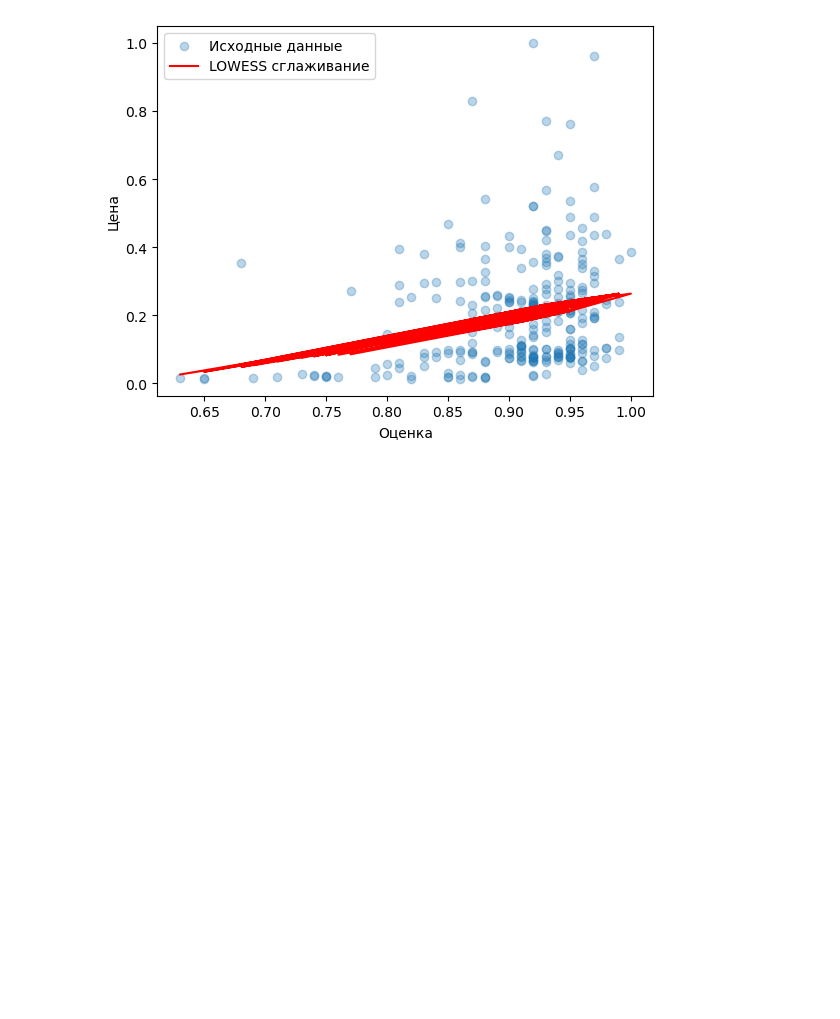
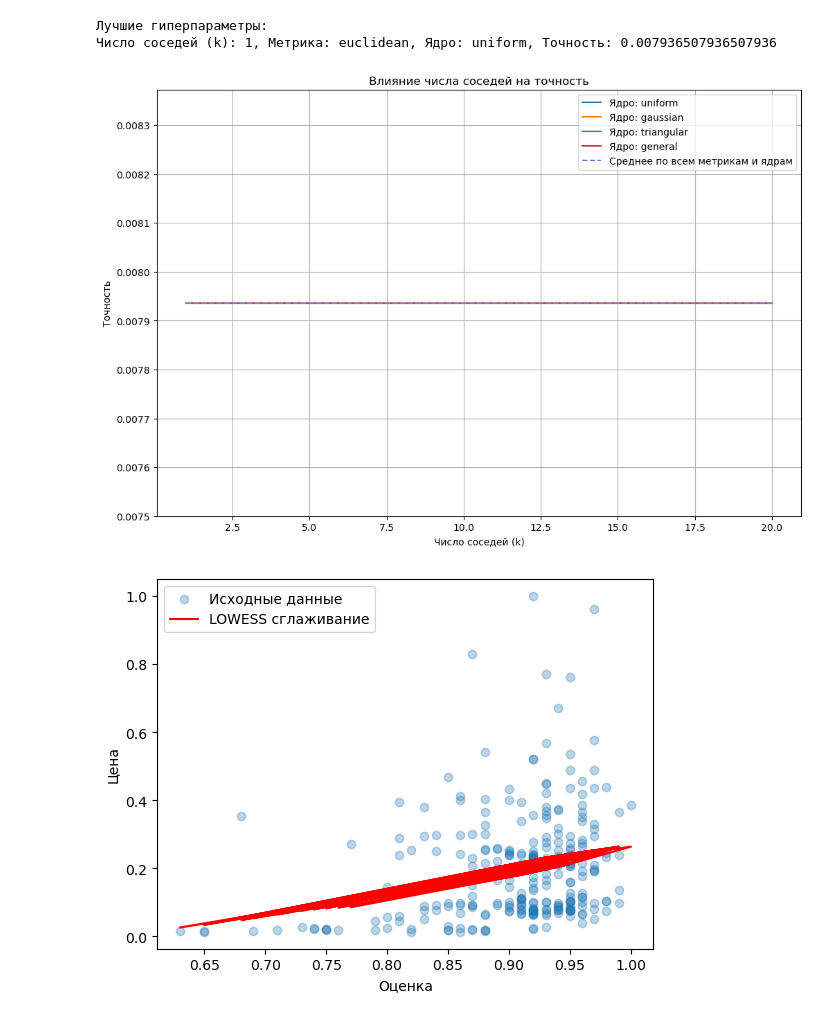
Before and after one commit to GReEeN17/Lab2ML, a Jupyter notebook: task.ipynb, the cells around one changed output. Drawn from its saved outputs; the diff is of its cells as text; code cells hidden in the pictures; blank space fills up the shorter version.

```diff
--- a/task.ipynb
+++ b/task.ipynb
@@ -102 +21,68 @@ plt.show()
+# %%
+import pandas as pd
+import numpy as np
+import matplotlib.pyplot as plt
+
+from models.kNN import KNearestNeighbors
+
+# 1. Загрузка данных
+data = pd.read_csv('data/training.csv')
+X = data.drop(columns=['Цена'])  # Замените на фактическое название целевой переменной
+y = data['Цена']
+
+# Нормализация
+X = (X - X.mean()) / X.std()
+
+# Разделение на обучающую и валидационную выборки
+from sklearn.model_selection import train_test_split
+X_train, X_val, y_train, y_val = train_test_split(X, y, test_size=0.3, random_state=42)
+
+# Гиперпараметры
+k_values = range(1, 21)
+metrics = ['euclidean', 'cosine', 'minkowski_3', 'chebyshev']
+kernels = ['uniform', 'gaussian', 'triangular', 'general']
+
+# Словарь для хранения результатов
+results = []
+
+# Перебор гиперпараметров
+for k in k_values:
+    for metric in metrics:
+        for kernel in kernels:
+            knn = KNearestNeighbors(k=k, metric=metric, kernel=kernel)
+            knn.fit(X_train, y_train)
+            y_pred = knn.predict(X_val)
+            accuracy = np.mean(y_pred == y_val)
+            results.append({'k': k, 'metric': metric, 'kernel': kernel, 'accuracy': accuracy})
+
+# Преобразование результатов в DataFrame для удобства анализа
+results_df = pd.DataFrame(results)
+
+# Вывод лучших гиперпараметров
+best_row = results_df.loc[results_df['accuracy'].idxmax()]
+print("Лучшие гиперпараметры:")
+print(f"Число соседей (k): {best_row['k']}, Метрика: {best_row['metric']}, Ядро: {best_row['kernel']}, Точность: {best_row['accuracy']}")
+
+# Визуализация влияния числа соседей на точность
+plt.figure(figsize=(12, 8))
+
+for kernel in kernels:
+    kernel_results = results_df[results_df['kernel'] == kernel]
+    accuracies_by_k = kernel_results.groupby('k')['accuracy'].mean()
+    plt.plot(accuracies_by_k.index, accuracies_by_k.values, label=f'Ядро: {kernel}')
+
+# Добавим график средней точности по всем метрикам и ядрам
+mean_accuracies = results_df.groupby('k')['accuracy'].mean()
+plt.plot(mean_accuracies.index, mean_accuracies.values, label='Среднее по всем метрикам и ядрам', linestyle='--')
+
+plt.title('Влияние числа соседей на точность')
+plt.xlabel('Число соседей (k)')
+plt.ylabel('Точность')
+plt.legend()
+plt.grid()
+plt.show()
+# %% [output]
+Лучшие гиперпараметры:
+Число соседей (k): 1, Метрика: euclidean, Ядро: uniform, Точность: 0.007936507936507936
+[figure, added]
 # %%
```
Also changed, not shown: parts of 2 cells of this notebook, 2 other files.
